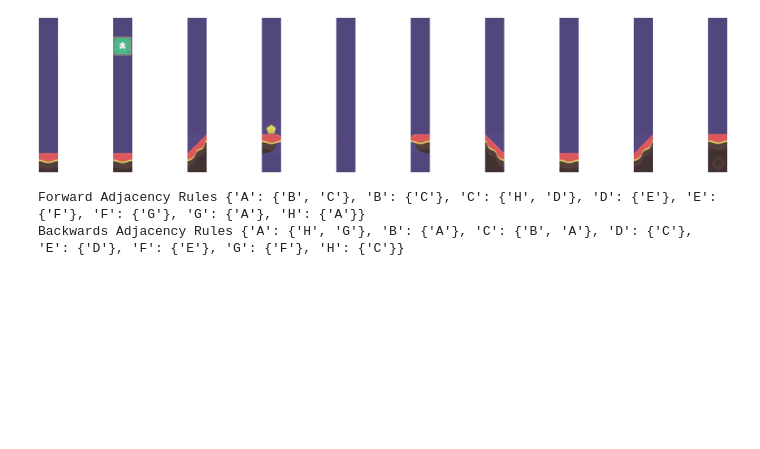
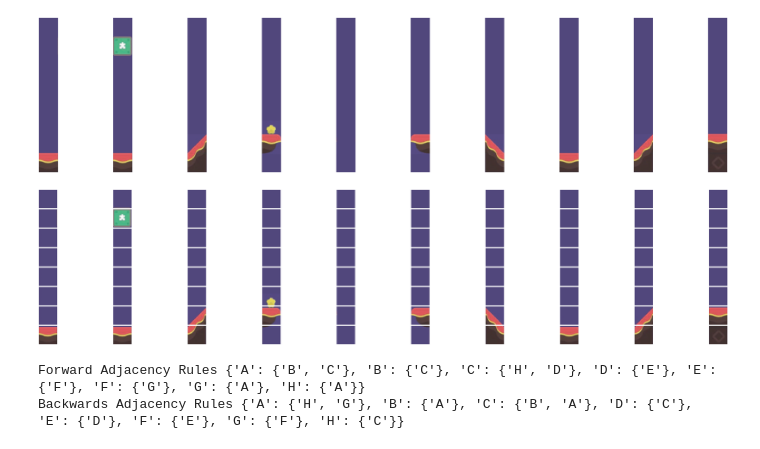
Before and after one commit to mattmacf98/PCGML, a Jupyter notebook: constraint-based-pgml/learning_platformer_constraints.ipynb, the cells around one changed output. Saved outputs shown, nothing was run; the diff lists cells and outputs as text; code cells hidden in the pictures; blank space fills up the shorter version.

```diff
--- a/constraint-based-pgml/learning_platformer_constraints.ipynb
+++ b/constraint-based-pgml/learning_platformer_constraints.ipynb
@@ -35,10 +35,53 @@ plt.tight_layout()
 plt.show()
 # %% [output]
 [figure]
-# %%
-col_labels = ['A', 'B', 'C', 'D', 'E', 'F', 'G', 'A', 'C', 'H']
-for i in range(len(segmented_images)):
-    segmented_images[i].save(f"{col_labels[i]}.png")
+# %%
+image_width, image_height = image.size
+
+segment_width = image_width // 10
+segment_height = image_height // 8
+segmented_images = []
+
+for row in range(8):
+    for col in range(10):
+        left = col * segment_width
+        upper = row * segment_height
+        right = (col + 1) * segment_width
+        lower = (row + 1) * segment_height
+        segment = image.crop((left, upper, right, lower))
+        segmented_images.append(segment)
+
+fig, axes = plt.subplots(8, 10, figsize=(100, 20))
+
+axes = axes.flatten()
+
+for i, ax in enumerate(axes):
+    ax.imshow(segmented_images[i])
+    ax.axis('off')
+
+plt.tight_layout()
+plt.show()
+
+level = [
+    ["A", "A", "A", "A", "A", "A", "A", "A", "A", "A"],
+    ["A", "B", "A", "A", "A", "A", "A", "A", "A", "A"],
+    ["A", "A", "A", "A", "A", "A", "A", "A", "A", "A"],
+    ["A", "A", "A", "A", "A", "A", "A", "A", "A", "A"],
+    ["A", "A", "A", "A", "A", "A", "A", "A", "A", "A"],
+    ["A", "A", "A", "G", "A", "A", "A", "A", "A", "A"],
+    ["A", "A", "E", "F", "A", "H", "I", "A", "E", "C"],
+    ["C", "C", "D", "A", "A", "A", "J", "C", "D", "K"]
+]
+
+saved_images = []
+for row in range(len(level)):
+    for col in range(len(level[0])):
+        if level[row][col] in saved_images:
+            continue
+        segmented_images[row * len(level[0]) + col].save(f'{level[row][col]}.png')
+        saved_images.append(level[row][col])
+# %% [output]
+[figure, added]
 # %%
 #Possible improvement is to programmatically check if the column is different enough to warrant a new label
 col_labels = ['A', 'B', 'C', 'D', 'E', 'F', 'G', 'A', 'C', 'H']
```
Also changed, not shown: 21 other files.
